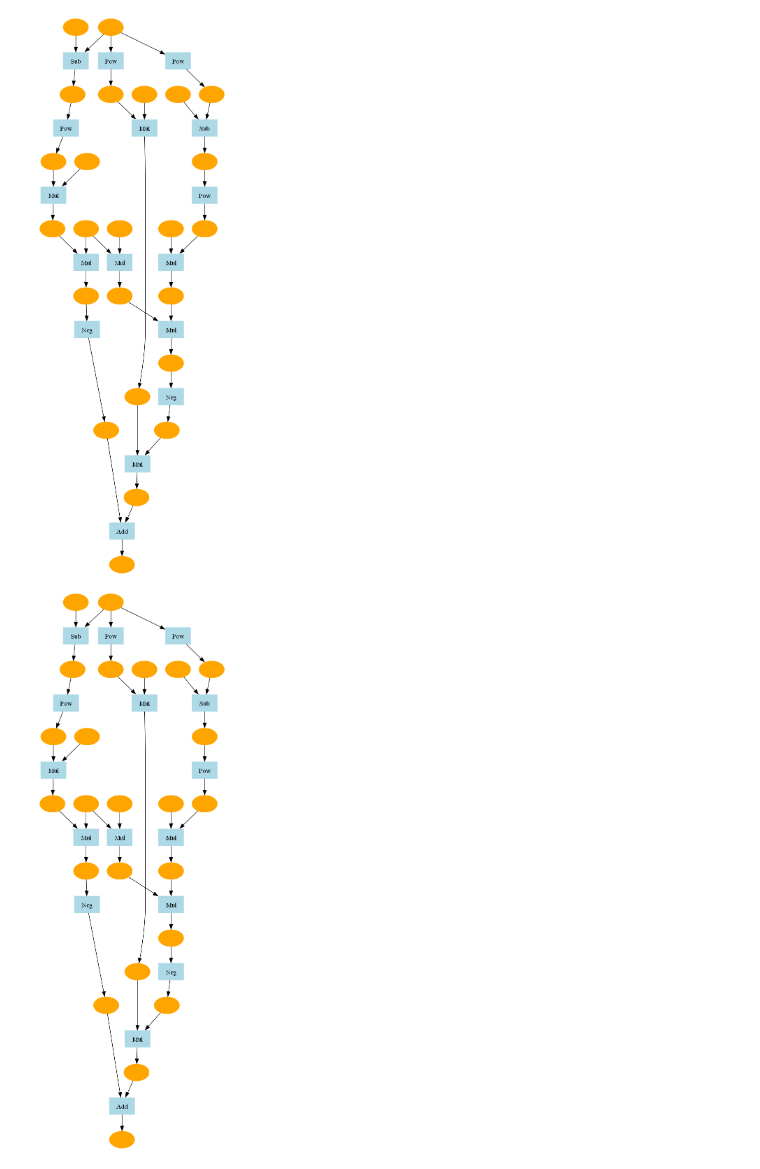
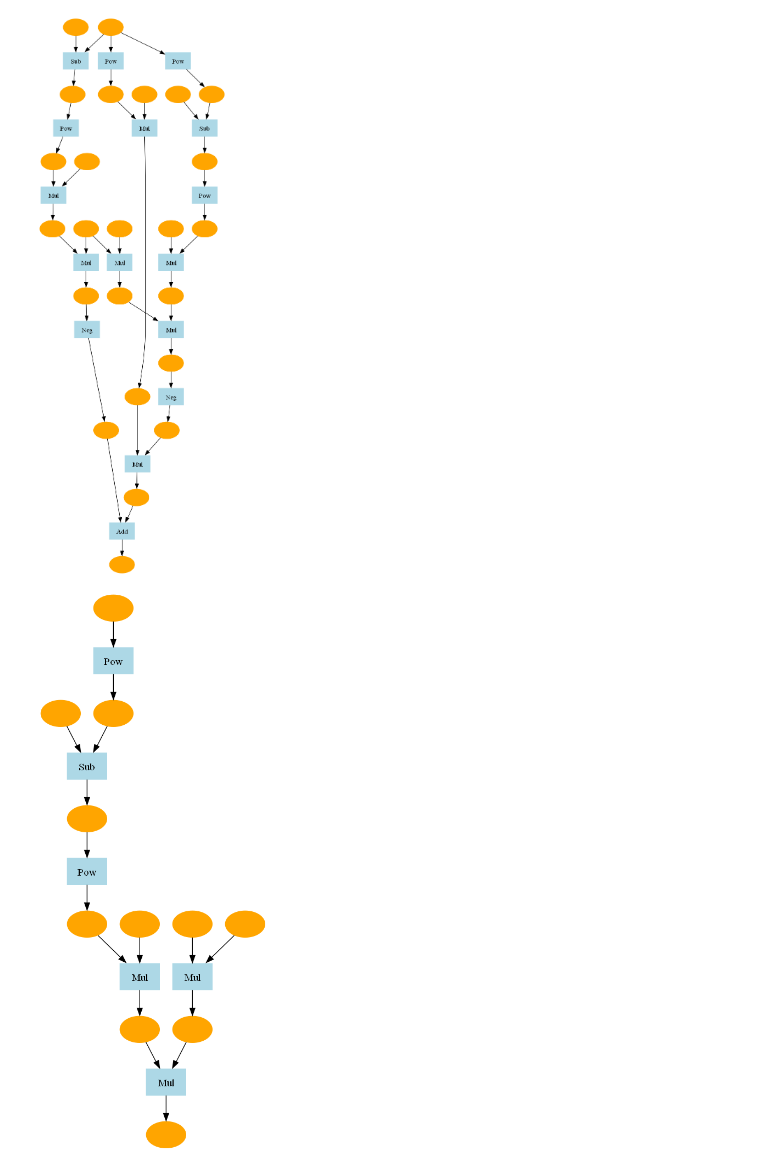
Before and after one commit to sajacaros/deep-learning-from-scratch-3, a Jupyter notebook: docs/03_고차미분계산/33단계_뉴턴방법.ipynb, the cells around one changed output. Cells and saved outputs as stored; diff of their text form; code cells hidden in the pictures.

```diff
--- a/docs/03_고차미분계산/33단계_뉴턴방법.ipynb
+++ b/docs/03_고차미분계산/33단계_뉴턴방법.ipynb
@@ -180,6 +180,6 @@ plot_dot_graph(gx0, verbose=False, to_file='rogen_gx0.png')
 # %% [output]
 [figure]
 # %%
-plot_dot_graph(gx0, verbose=False, to_file='rogen_gx1.png')
+plot_dot_graph(gx1, verbose=False, to_file='rogen_gx1.png')
 # %% [output]
-[figure, old version]
+[figure, new version]
```
Also changed, not shown: 1 other file.
